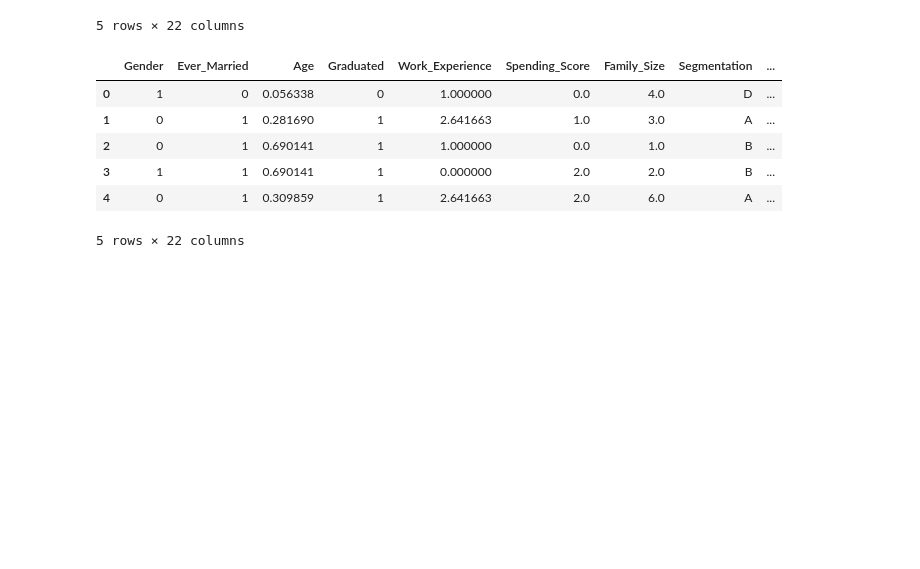
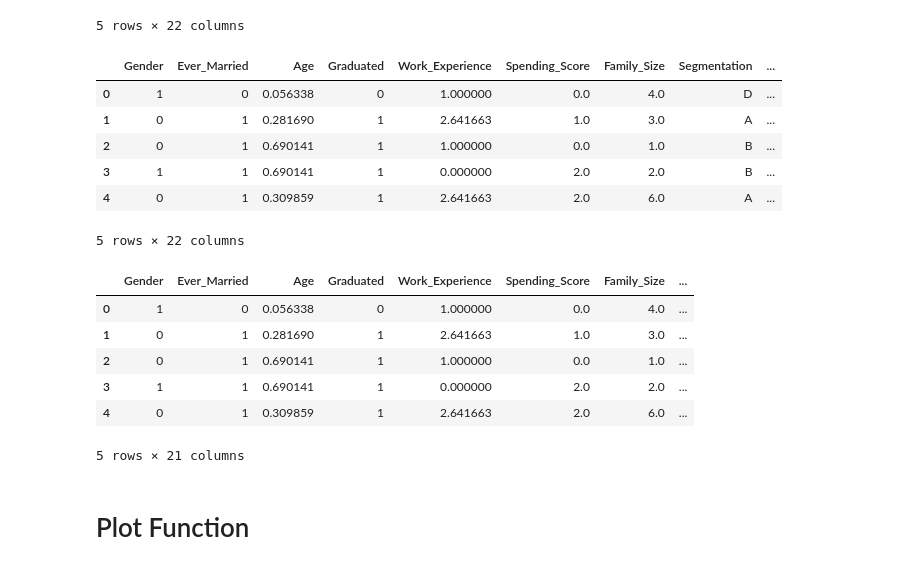
Before and after one commit to Ahmed-alaa47/CI-Project, a Jupyter notebook: CI_project.ipynb, the cells around one changed output. Cells and saved outputs as stored; diff of their text form; code cells hidden in the pictures; blank space fills up the shorter version.

```diff
--- a/CI_project.ipynb
+++ b/CI_project.ipynb
@@ -164,3 +164,16 @@ df.head()
 | 3 | 1 | 1 | 0.690141 | 1 | 0.000000 | 2.0 | 2.0 | B | ... |
 | 4 | 0 | 1 | 0.309859 | 1 | 2.641663 | 2.0 | 6.0 | A | ... |
 5 rows × 22 columns
+# %%
+X = df.drop('Segmentation', axis=1)
+X.head()
+# %% [output]
+|  | Gender | Ever_Married | Age | Graduated | Work_Experience | Spending_Score | Family_Size | ... |
+| 0 | 1 | 0 | 0.056338 | 0 | 1.000000 | 0.0 | 4.0 | ... |
+| 1 | 0 | 1 | 0.281690 | 1 | 2.641663 | 1.0 | 3.0 | ... |
+| 2 | 0 | 1 | 0.690141 | 1 | 1.000000 | 0.0 | 1.0 | ... |
+| 3 | 1 | 1 | 0.690141 | 1 | 0.000000 | 2.0 | 2.0 | ... |
+| 4 | 0 | 1 | 0.309859 | 1 | 2.641663 | 2.0 | 6.0 | ... |
+5 rows × 21 columns
+# %% [markdown]
+# Plot Function
```
Also changed, not shown: parts of 11 cells of this notebook.
